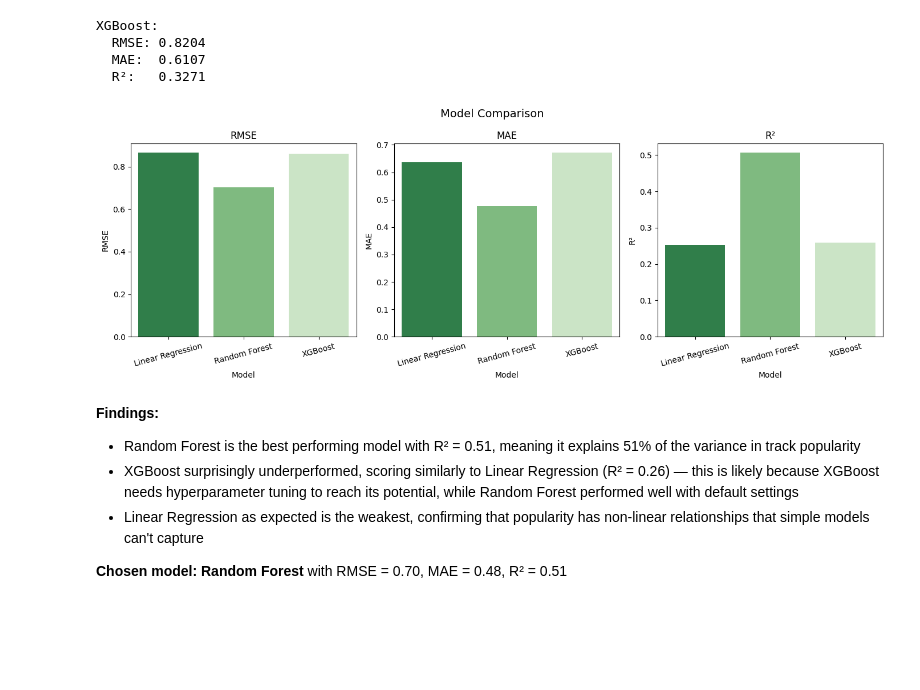
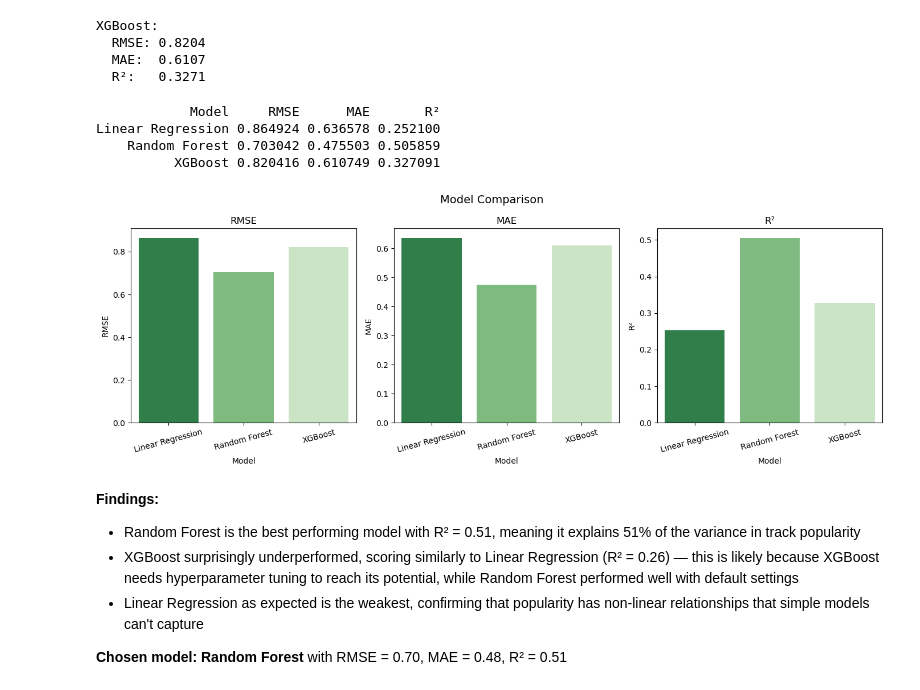
Before and after one commit to NattakanO/spotify-track-popularity-analysis, a Jupyter notebook: Spotify_Track_Popularity_Analysis.ipynb, the cells around one changed output. Saved outputs shown, nothing was run; the diff lists cells and outputs as text; code cells hidden in the pictures; blank space fills up the shorter version.

```diff
--- a/Spotify_Track_Popularity_Analysis.ipynb
+++ b/Spotify_Track_Popularity_Analysis.ipynb
@@ -641,20 +643,32 @@ XGBoost:
   MAE:  0.6107
   R²:   0.3271
 # %%
+results = pd.DataFrame({
+    'Model': ['Linear Regression', 'Random Forest', 'XGBoost'],
+    'RMSE': [lr_rmse, rf_rmse, xgb_rmse],
+    'MAE': [lr_mae, rf_mae, xgb_mae],
+    'R²': [lr_r2, rf_r2, xgb_r2]
+})
+
+print(results.to_string(index=False))
 fig, axes = plt.subplots(1, 3, figsize=(14, 5))
 
 for ax, metric in zip(axes, ['RMSE', 'MAE', 'R²']):
     sns.barplot(ax=ax, x='Model', y=metric, hue='Model',
                 data=results, legend=False, palette='Greens_r')
     ax.set_title(metric)
     ax.tick_params(axis='x', rotation=15)
 
 plt.suptitle('Model Comparison', fontsize=14)
 plt.tight_layout()
 plt.savefig('model_comparison.png', dpi=150)
 plt.show()
 # %% [output]
+            Model     RMSE      MAE       R²
+Linear Regression 0.864924 0.636578 0.252100
+    Random Forest 0.703042 0.475503 0.505859
+          XGBoost 0.820416 0.610749 0.327091
-[figure, old version]
+[figure, new version]
 # %% [markdown]
 **Findings:**
 - Random Forest is the best performing model with R² = 0.51,
```
Also changed, not shown: parts of 8 cells of this notebook.
